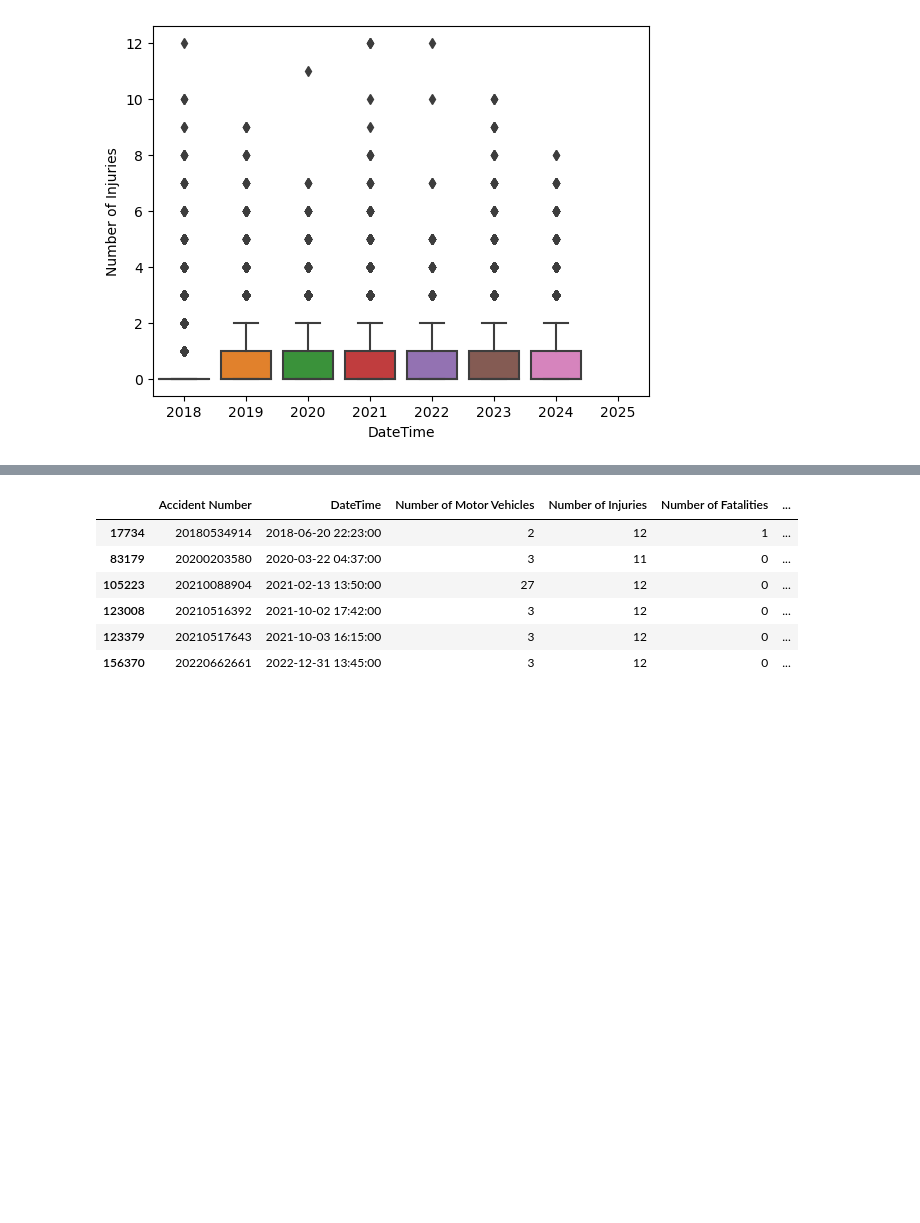
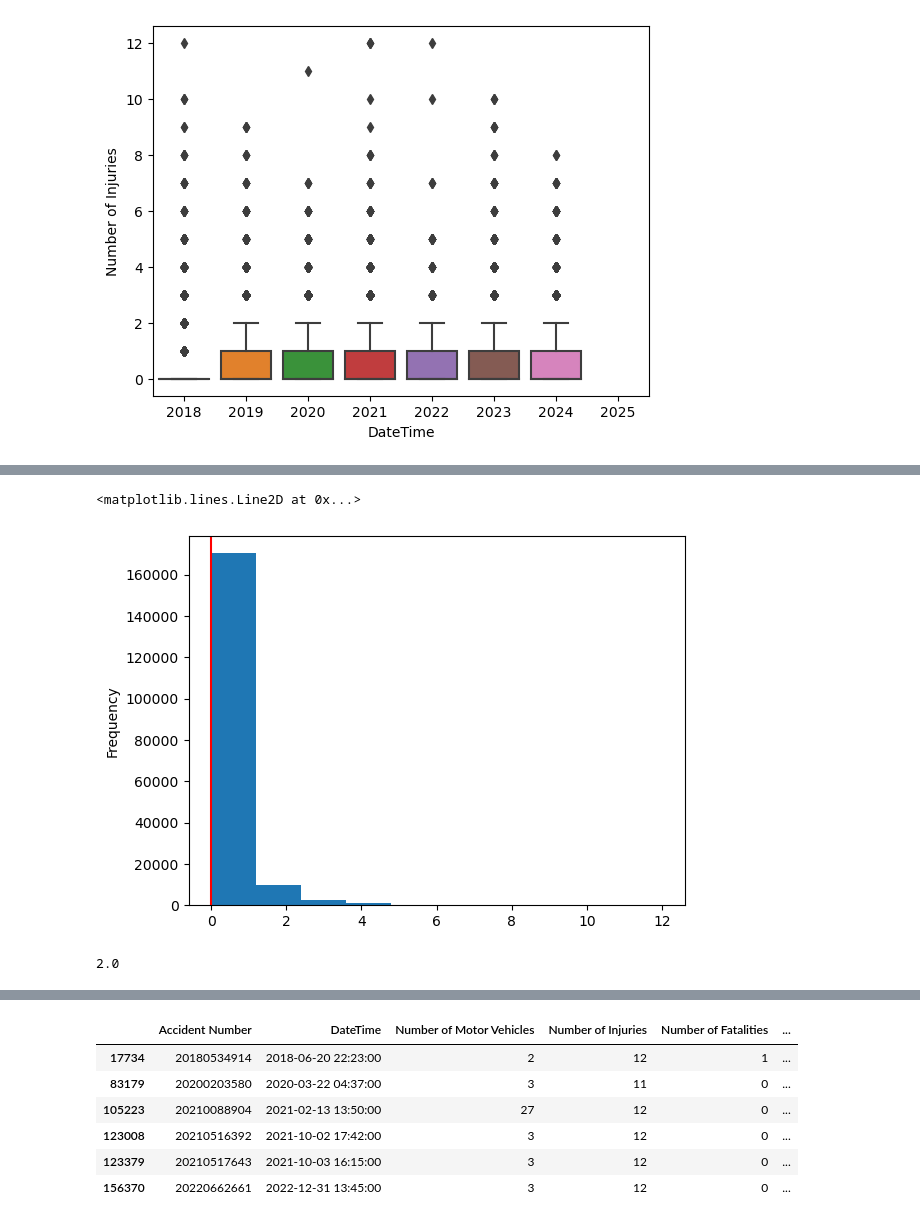
Before and after one commit to essetetsahai/nashville_traffic, a Jupyter notebook: notebooks/traffic_notebook.ipynb, the cells around one changed output, grey strips where cells are left out. Saved outputs shown, nothing was run; the diff lists cells and outputs as text; code cells hidden in the pictures; blank space fills up the shorter version.

Commit message:
Injuries by year distribution

```diff
--- a/notebooks/traffic_notebook.ipynb
+++ b/notebooks/traffic_notebook.ipynb
@@ -583,7 +585,7 @@ Name: Number of Motor Vehicles, dtype: Float64
 #the average number of cars involved is close to 2 in all years except 2021 and 2022
 # %%
 #filtering for records before 2025, and where at least 1 MV is involved
-df_mv = df2[df2['Number of Motor Vehicles'] > 0]
+df_mv = df2[df2['Number of Motor Vehicles'] > 0].copy()
 df_mv
 # %% [output]
 |  | Accident Number | DateTime | Number of Motor Vehicles | Number of Injuries | Number of Fatalities | ... |
@@ -650,3 +647,7 @@ sns.boxplot(data = df_mv, x = df['DateTime'].dt.year, y = "Number of Injuries")
 # %% [output]
 <Axes: xlabel='DateTime', ylabel='Number of Injuries'>
 [figure]
+# %%
+#adding year column to df_mv
+df_mv['Year'] = df_mv['DateTime'].dt.year
+df_mv['Year']
@@ -652,0 +667,7 @@ sns.boxplot(data = df_mv, x = df['DateTime'].dt.year, y = "Number of Injuries")
+# %%
+med = df_mv['Number of Injuries'].median()
+ax = df_mv['Number of Injuries'].plot(kind = 'hist')
+ax.axvline(med, color = 'red', label = med)
+# %% [output]
+<matplotlib.lines.Line2D at 0x...>
+[figure, added]
@@ -652,0 +699,8 @@ sns.boxplot(data = df_mv, x = df['DateTime'].dt.year, y = "Number of Injuries")
+# %%
+def median_calc(data, col):
+    median = data[col].median()
+    print(median)
+
+median_calc(df_mv, 'Number of Motor Vehicles')
+# %% [output]
+2.0
```
Also changed, not shown: parts of 16 cells of this notebook.
